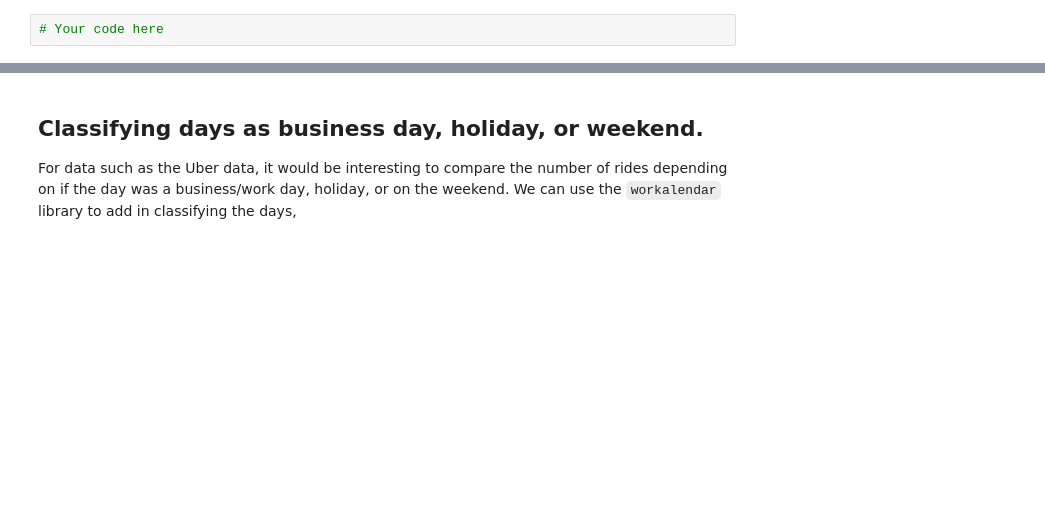
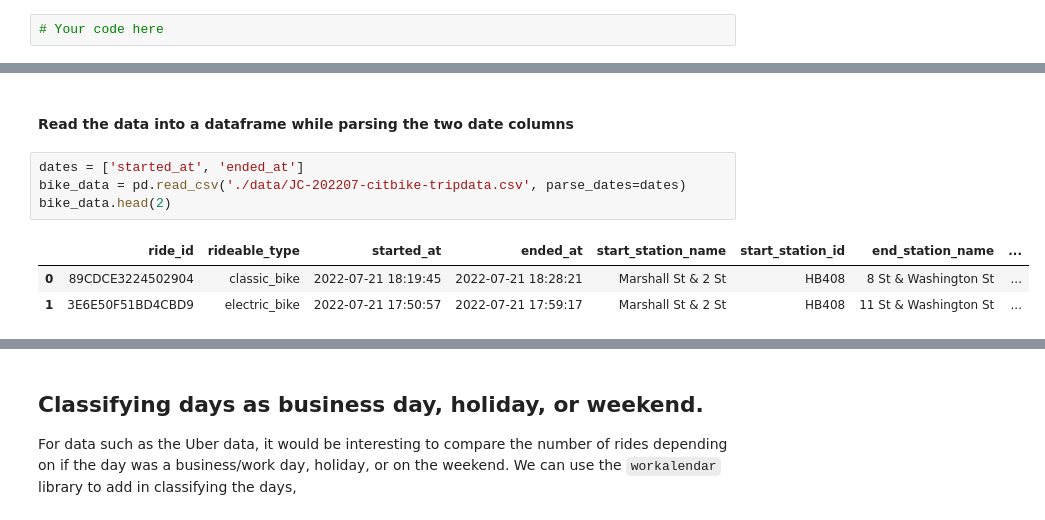
Before and after one commit to samwooden/module3_more_about_mutate, a Jupyter notebook: 3_2_working_with_dates.ipynb, the cells around one changed output, grey strips where cells are left out. Drawn from its saved outputs; the diff is of its cells as text; blank space fills up the shorter version.

```diff
--- a/3_2_working_with_dates.ipynb
+++ b/3_2_working_with_dates.ipynb
@@ -247,0 +275,10 @@ Explore the distributions of rides by hour and minute
+# %% [markdown]
+#### Read the data into a dataframe while parsing the two date columns
+# %%
+dates = ['started_at', 'ended_at']
+bike_data = pd.read_csv('./data/JC-202207-citbike-tripdata.csv', parse_dates=dates)
+bike_data.head(2)
+# %% [output]
+|  | ride_id | rideable_type | started_at | ended_at | start_station_name | start_station_id | end_station_name | ... |
+| 0 | 89CDCE3224502904 | classic_bike | 2022-07-21 18:19:45 | 2022-07-21 18:28:21 | Marshall St & 2 St | HB408 | 8 St & Washington St | ... |
+| 1 | 3E6E50F51BD4CBD9 | electric_bike | 2022-07-21 17:50:57 | 2022-07-21 17:59:17 | Marshall St & 2 St | HB408 | 11 St & Washington St | ... |
```
Also changed, not shown: parts of 30 cells of this notebook.
